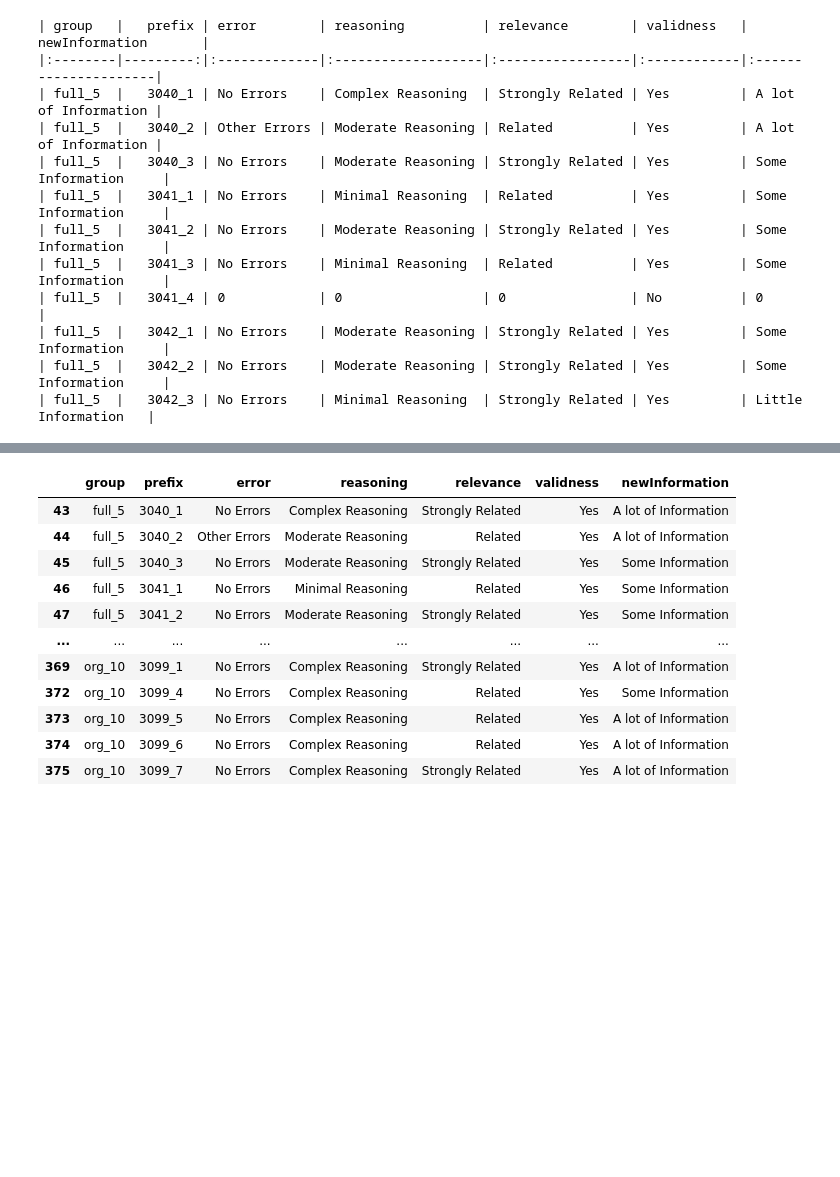
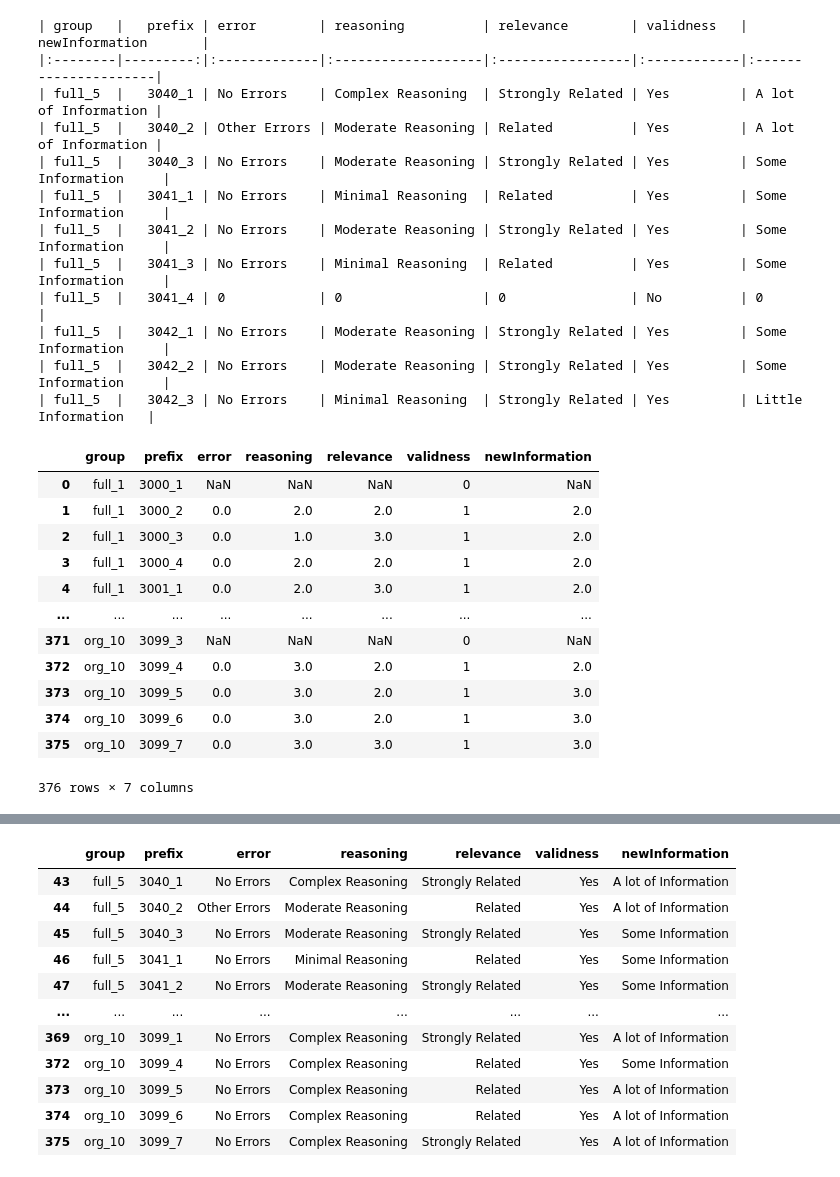
Before and after one commit to zheliu92/nlp_followupqg_public, a Jupyter notebook: Human_Evaluation/Helpers/mode_2_output_analysis.ipynb, the cells around one changed output, grey strips where cells are left out. Cells and saved outputs as stored; diff of their text form; code cells hidden in the pictures; blank space fills up the shorter version.

```diff
--- a/Human_Evaluation/Helpers/mode_2_output_analysis.ipynb
+++ b/Human_Evaluation/Helpers/mode_2_output_analysis.ipynb
@@ -126,18 +126,21 @@ def map_values(df):
     # df["key"].map(lambda x: mapping.get(x, 0))
 
     # Apply mappings
-    df["validness"] = df["validness"].map(lambda x: validness_map.get(x, 0))
-    df["error"] = df["error"].map(lambda x: error_map.get(x, 0))
-    df["reasoning"] = df["reasoning"].map(lambda x: reasoning_map.get(x, 0))
-    df["relevance"] = df["relevance"].map(lambda x : relevance_map.get(x, 0))
-    df["newInformation"] = df["newInformation"].map(lambda x: new_information_map.get(x, 0))
+    df["validness"] = df["validness"].map(lambda x: validness_map.get(x, None))
+    df["error"] = df["error"].map(lambda x: error_map.get(x, None))
+    df["reasoning"] = df["reasoning"].map(lambda x: reasoning_map.get(x, None))
+    df["relevance"] = df["relevance"].map(lambda x : relevance_map.get(x, None))
+    df["newInformation"] = df["newInformation"].map(lambda x: new_information_map.get(x, None))
+    # Output the processed DataFrame
+    return df
 
+def setColumnTypes(df):
     df["validness"] = df["validness"].astype(int)
     df["error"] = df["error"].astype(int)
     df["reasoning"] = df["reasoning"].astype(int)
     df["relevance"] = df["relevance"].astype(int)
     df["newInformation"] = df["newInformation"].astype(int)
-    # Output the processed DataFrame
+
     return df
 
 def calculate_mean_var(df):
@@ -364,0 +405,22 @@ df_imputed_3 = data_with_true_values_3.fillna(0)
+# %%
+# converted_df_1 = map_values(df_imputed_1)
+converted_df_1 = map_values(data_with_true_values_1_redo)
+# converted_df_2 = map_values(df_imputed_2)
+converted_df_2 = map_values(data_with_true_values_2_redo)
+converted_df_3 = map_values(data_with_true_values_3)
+# %%
+converted_df_1
+# %% [output]
+|  | group | prefix | error | reasoning | relevance | validness | newInformation |
+| 0 | full_1 | 3000_1 | NaN | NaN | NaN | 0 | NaN |
+| 1 | full_1 | 3000_2 | 0.0 | 2.0 | 2.0 | 1 | 2.0 |
+| 2 | full_1 | 3000_3 | 0.0 | 1.0 | 3.0 | 1 | 2.0 |
+| 3 | full_1 | 3000_4 | 0.0 | 2.0 | 2.0 | 1 | 2.0 |
+| 4 | full_1 | 3001_1 | 0.0 | 2.0 | 3.0 | 1 | 2.0 |
+| ... | ... | ... | ... | ... | ... | ... | ... |
+| 371 | org_10 | 3099_3 | NaN | NaN | NaN | 0 | NaN |
+| 372 | org_10 | 3099_4 | 0.0 | 3.0 | 2.0 | 1 | 2.0 |
+| 373 | org_10 | 3099_5 | 0.0 | 3.0 | 2.0 | 1 | 3.0 |
+| 374 | org_10 | 3099_6 | 0.0 | 3.0 | 2.0 | 1 | 3.0 |
+| 375 | org_10 | 3099_7 | 0.0 | 3.0 | 3.0 | 1 | 3.0 |
+376 rows × 7 columns
```
Also changed, not shown: parts of 11 cells of this notebook, 4 other files.
